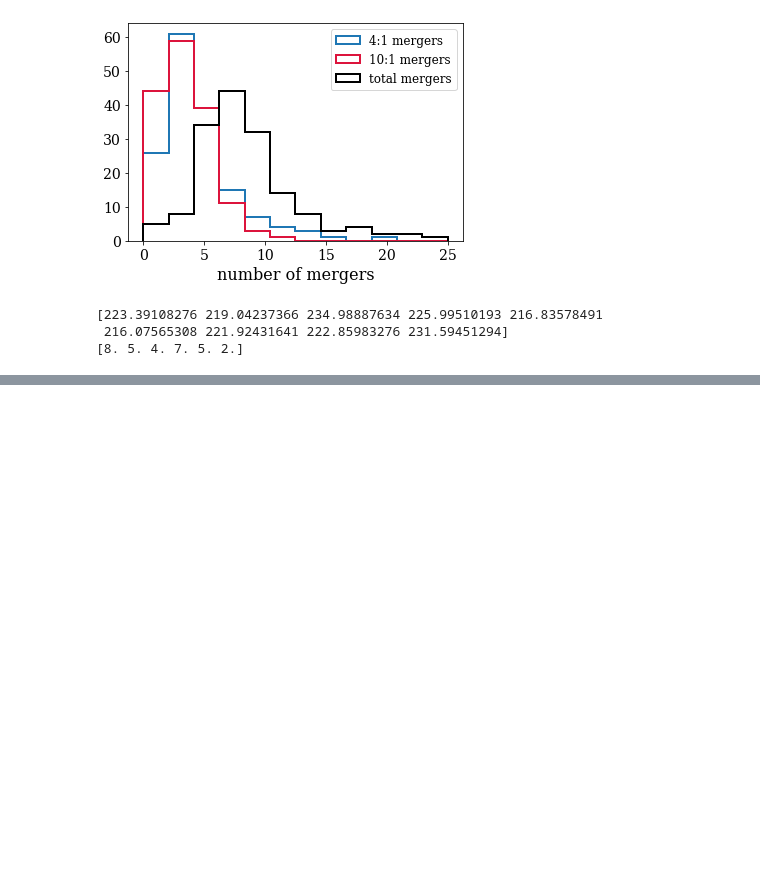
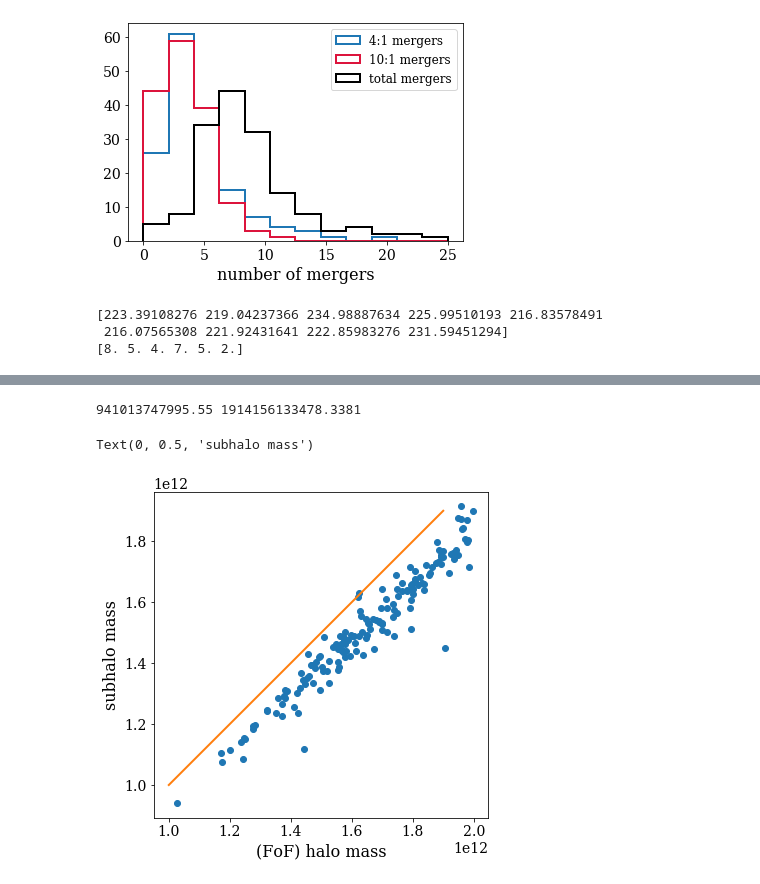
Before and after one commit to ekta1224/IllustrisAD, a Jupyter notebook: TNG_v2/plot_TNG_sample_properties.ipynb, the cells around one changed output, grey strips where cells are left out. Drawn from its saved outputs; the diff is of its cells as text; code cells hidden in the pictures; blank space fills up the shorter version.

```diff
--- a/TNG_v2/plot_TNG_sample_properties.ipynb
+++ b/TNG_v2/plot_TNG_sample_properties.ipynb
@@ -75,0 +84,11 @@ print(num_maj[vmax < 200])
+# %%
+plt.figure(figsize=(6,6))
+plt.plot(halo_mass, subhalomass, 'o', ms=6)
+print(np.min(subhalomass), np.max(subhalomass))
+plt.plot(np.arange(1e12,2e12,1e11), np.arange(1e12,2e12,1e11))
+plt.xlabel('(FoF) halo mass')
+plt.ylabel('subhalo mass')
+# %% [output]
+941013747995.55 1914156133478.3381
+Text(0, 0.5, 'subhalo mass')
+[figure, added]
```
Also changed, not shown: parts of 3 cells of this notebook, 1 other file.
